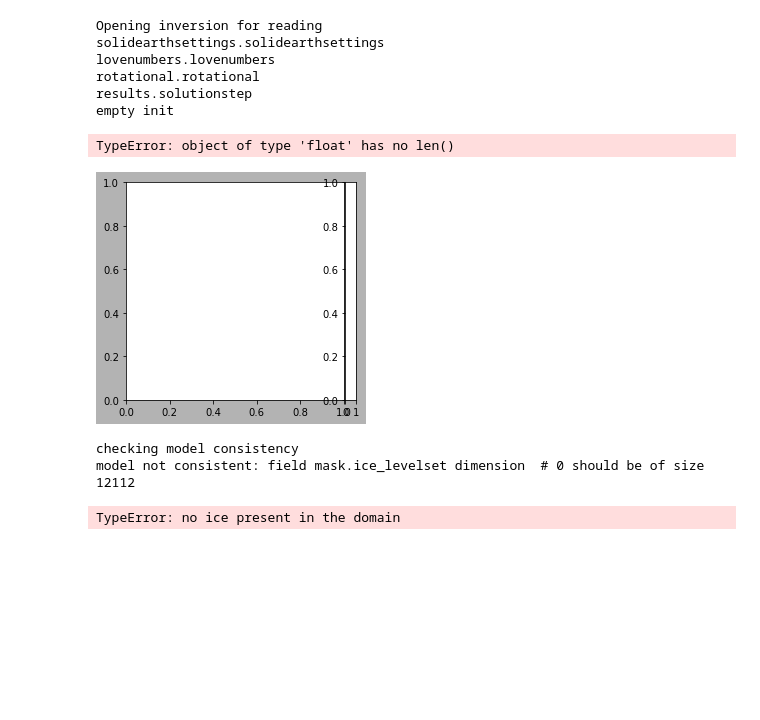
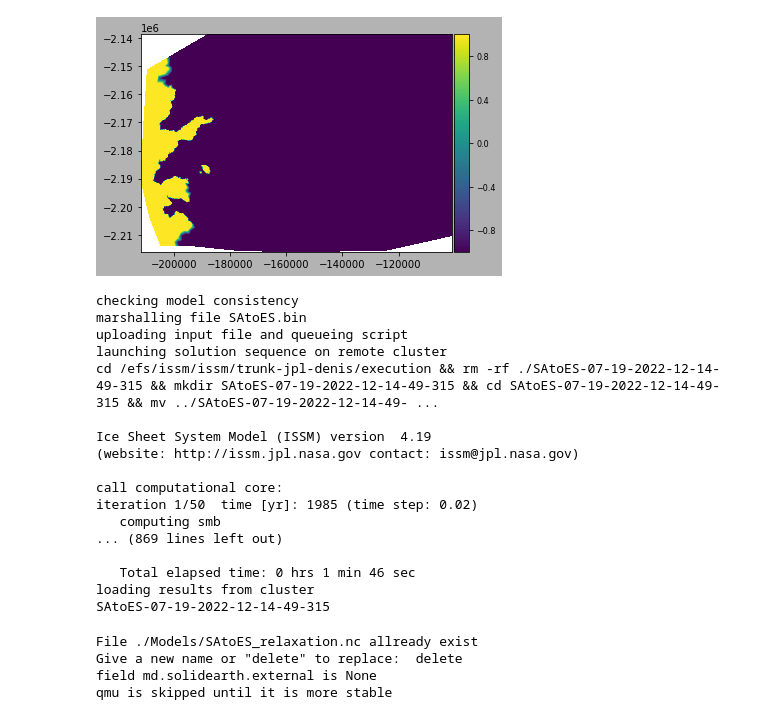
Before and after one commit to dfelikson/GrIS_Outlet_Glacier_Seasonal_dhdt, a Jupyter notebook: relaxation.ipynb, the cells around one changed output. Saved outputs shown, nothing was run; the diff lists cells and outputs as text; code cells hidden in the pictures; blank space fills up the shorter version.

Commit message:
Turned on ismovingfront and added a calvingrate and meltingrate

```diff
--- a/relaxation.ipynb
+++ b/relaxation.ipynb
@@ -107,9 +26,0 @@ md.miscellaneous.name = 'SAtoES'
-# %%
-md = loadmodel("inversion")
-# %% [output]
-Opening inversion for reading
-solidearthsettings.solidearthsettings
-lovenumbers.lovenumbers
-rotational.rotational
-results.solutionstep
-empty init
@@ -116,8 +30,8 @@ empty init
 # %%
+md = loadmodel('./Models/SAtoES_inversion.nc')
 plotmodel(md, 'data', md.mask.ice_levelset)
 # %% [output]
-TypeError: object of type 'float' has no len()
-[figure, old version]
+[figure, new version]
 # %%
 ## Relaxation
 #Put results of inversion back into the model for forward runs
@@ -141,7 +55,7 @@ md.timestepping.final_time = start_year + relaxation_years;
 md.settings.output_frequency = (1/md.timestepping.time_step)/5; # 5/yr
 # %%
 # We set the transient parameters
-md.transient.ismovingfront=0
+md.transient.ismovingfront=1
 md.transient.isthermal=0
 md.transient.isstressbalance=1
 md.transient.ismasstransport=1
@@ -149,9 +63,10 @@ md.transient.isgroundingline=1
 md.groundingline.migration = 'SubelementMigration'
 
 # We set the calving model (no moving front ... spclevelset is actually ignored)
-md.levelset.spclevelset = md.levelset.spclevelset
-md.calving.calvingrate = np.zeros([md.mesh.numberofvertices,1])
-md.calving.meltingrate = np.zeros([md.mesh.numberofvertices,1])
+md.levelset.spclevelset = np.nan * np.ones([md.mesh.numberofvertices,1])
+md.calving.calvingrate = np.ones([md.mesh.numberofvertices,1])
+md.frontalforcings.meltingrate = np.ones([md.mesh.numberofvertices,1])
+#md.calving.meltingrate = np.ones([md.mesh.numberofvertices,1])
 
 # Set bed = base for grounded ice
 #md.geometry.base = md.geometry.bed
@@ -168,5 +83,19 @@ md.settings.waitonlock = np.inf
 md = solve(md,'transient')
 # %% [output]
 checking model consistency
-model not consistent: field mask.ice_levelset dimension  # 0 should be of size 12112
+marshalling file SAtoES.bin
+uploading input file and queueing script
+launching solution sequence on remote cluster
+cd /efs/issm/issm/trunk-jpl-denis/execution && rm -rf ./SAtoES-07-19-2022-12-14-49-315 && mkdir SAtoES-07-19-2022-12-14-49-315 && cd SAtoES-07-19-2022-12-14-49-315 && mv ../SAtoES-07-19-2022-12-14-49- ...
+
+Ice Sheet System Model (ISSM) version  4.19
+(website: http://issm.jpl.nasa.gov contact: issm@jpl.nasa.gov)
+
+call computational core:
+iteration 1/50  time [yr]: 1985 (time step: 0.02)
+   computing smb
+... (869 lines left out)
+
+   Total elapsed time: 0 hrs 1 min 46 sec
+loading results from cluster
+SAtoES-07-19-2022-12-14-49-315
-TypeError: no ice present in the domain
@@ -175,0 +102,13 @@ export_netCDF(md, "relaxation")
+# %%
+from export_netCDF import export_netCDF
+
+md.inversion.cost_functions = md.inversion.cost_functions.astype(np.float64)
+for i in range(len(md.results.TransientSolution)):
+    md.results.TransientSolution[i].step = np.float64(md.results.TransientSolution[i].step)
+
+export_netCDF(md, "./Models/SAtoES_relaxation.nc")
+# %% [output]
+File ./Models/SAtoES_relaxation.nc allready exist
+Give a new name or "delete" to replace:  delete
+field md.solidearth.external is None
+qmu is skipped until it is more stable
```
Also changed, not shown: parts of 8 cells of this notebook.
